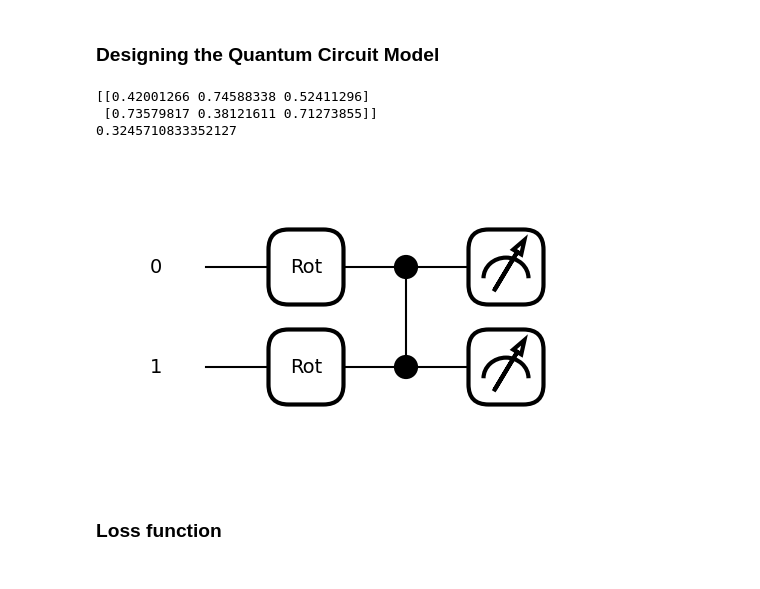
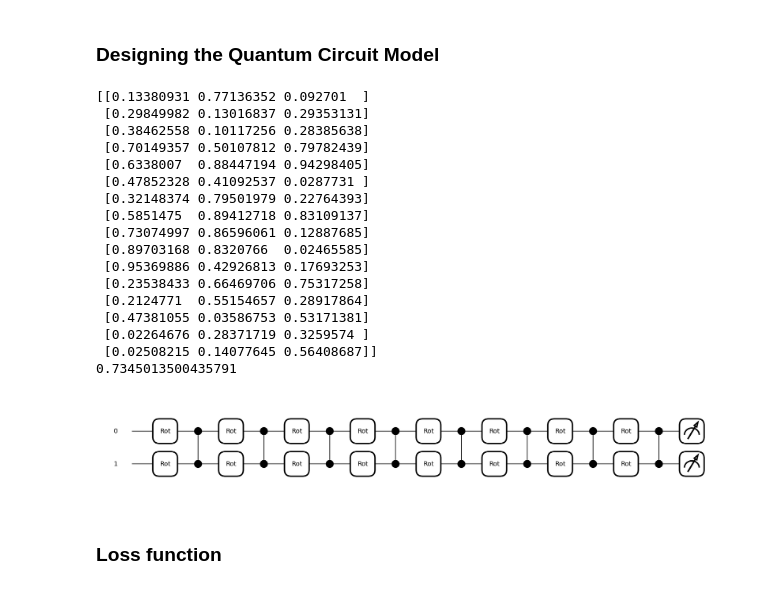
Before and after one commit to HeechanYi/Data-Reuploading, a Jupyter notebook: Code reproducing/2ClassProblemMQ.ipynb, the cells around one changed output. Cells and saved outputs as stored; diff of their text form; code cells hidden in the pictures.

```diff
--- a/Code reproducing/2ClassProblemMQ.ipynb
+++ b/Code reproducing/2ClassProblemMQ.ipynb
@@ -245,21 +267,35 @@ def SQC_comp(thetas, weights, x, num_layers):
     # Calculating the expectation value of the supplied observable
     return qml.expval(qml.PauliZ(0) @ qml.PauliZ(1))
 # %%
-num_layers = 1
+num_layers = 8
 
 xdata = np.random.uniform(size = (1, 3), requires_grad = False)
 thetas = np.random.uniform(size = (num_layers*2,3),requires_grad = True)
 weights = np.random.uniform(size = (num_layers*2,3), requires_grad =True)
 
 print(thetas)
 print(SQC_comp(thetas, weights, xdata[0], num_layers))
 fig, ax = qml.draw_mpl(SQC_comp)(thetas, weights, xdata[0], num_layers)
 plt.show()
 # %% [output]
-[[0.42001266 0.74588338 0.52411296]
- [0.73579817 0.38121611 0.71273855]]
-0.3245710833352127
+[[0.13380931 0.77136352 0.092701  ]
+ [0.29849982 0.13016837 0.29353131]
+ [0.38462558 0.10117256 0.28385638]
+ [0.70149357 0.50107812 0.79782439]
+ [0.6338007  0.88447194 0.94298405]
+ [0.47852328 0.41092537 0.0287731 ]
+ [0.32148374 0.79501979 0.22764393]
+ [0.5851475  0.89412718 0.83109137]
+ [0.73074997 0.86596061 0.12887685]
+ [0.89703168 0.8320766  0.02465585]
+ [0.95369886 0.42926813 0.17693253]
+ [0.23538433 0.66469706 0.75317258]
+ [0.2124771  0.55154657 0.28917864]
+ [0.47381055 0.03586753 0.53171381]
+ [0.02264676 0.28371719 0.3259574 ]
+ [0.02508215 0.14077645 0.56408687]]
+0.7345013500435791
-[figure, old version]
+[figure, new version]
 # %% [markdown]
 ### Loss function
 # %%
```
Also changed, not shown: parts of 4 cells of this notebook.
